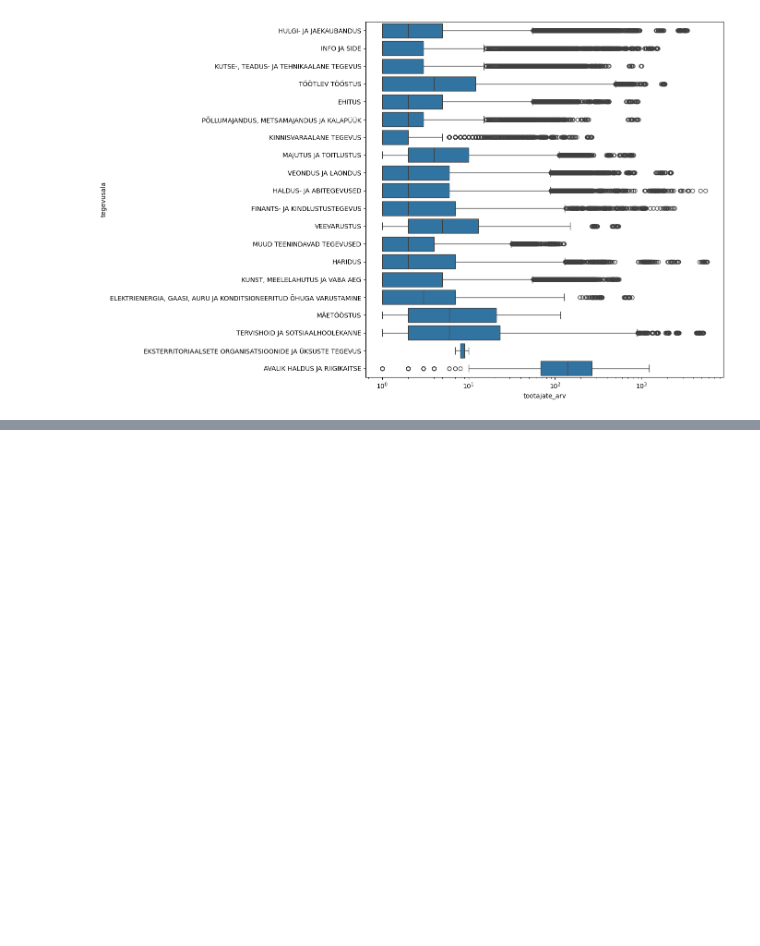
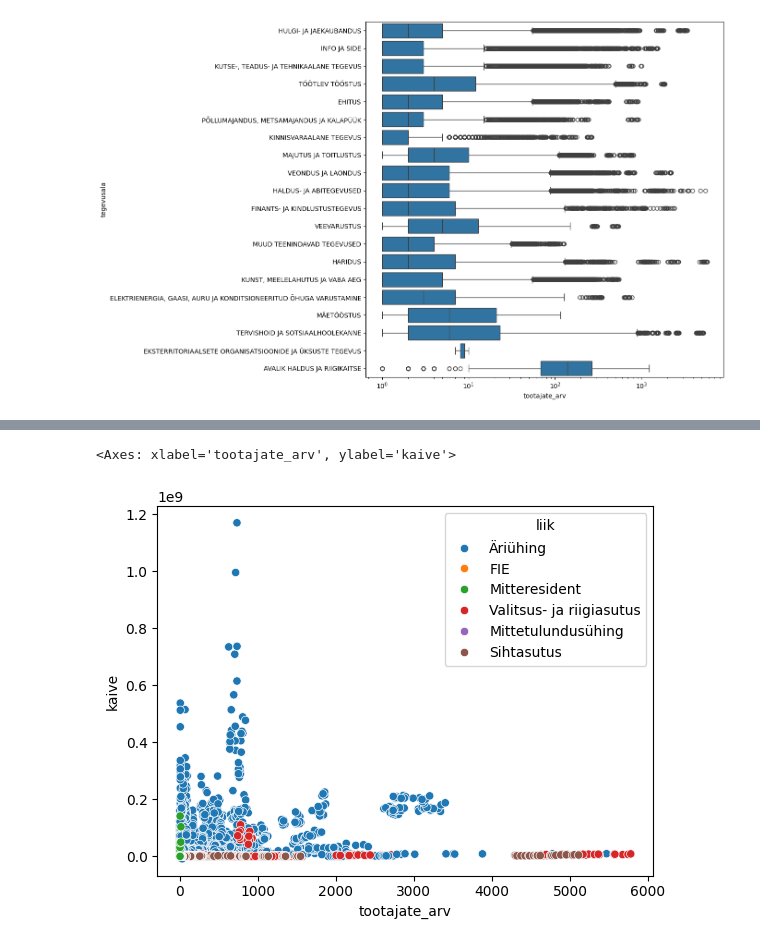
Before and after one commit to annamarianaanuri/andmetarkus-2026, a Jupyter notebook: Python/emta.ipynb, the cells around one changed output, grey strips where cells are left out. Cells and saved outputs as stored; diff of their text form; code cells hidden in the pictures; blank space fills up the shorter version.

```diff
--- a/Python/emta.ipynb
+++ b/Python/emta.ipynb
@@ -297,0 +326,5 @@ data.to_csv("emta_data.csv", index=False)
+# %%
+sns.scatterplot(data, x="tootajate_arv", y="kaive", hue="liik")
+# %% [output]
+<Axes: xlabel='tootajate_arv', ylabel='kaive'>
+[figure, added]
```
Also changed, not shown: parts of 9 cells of this notebook, 3 other files.
